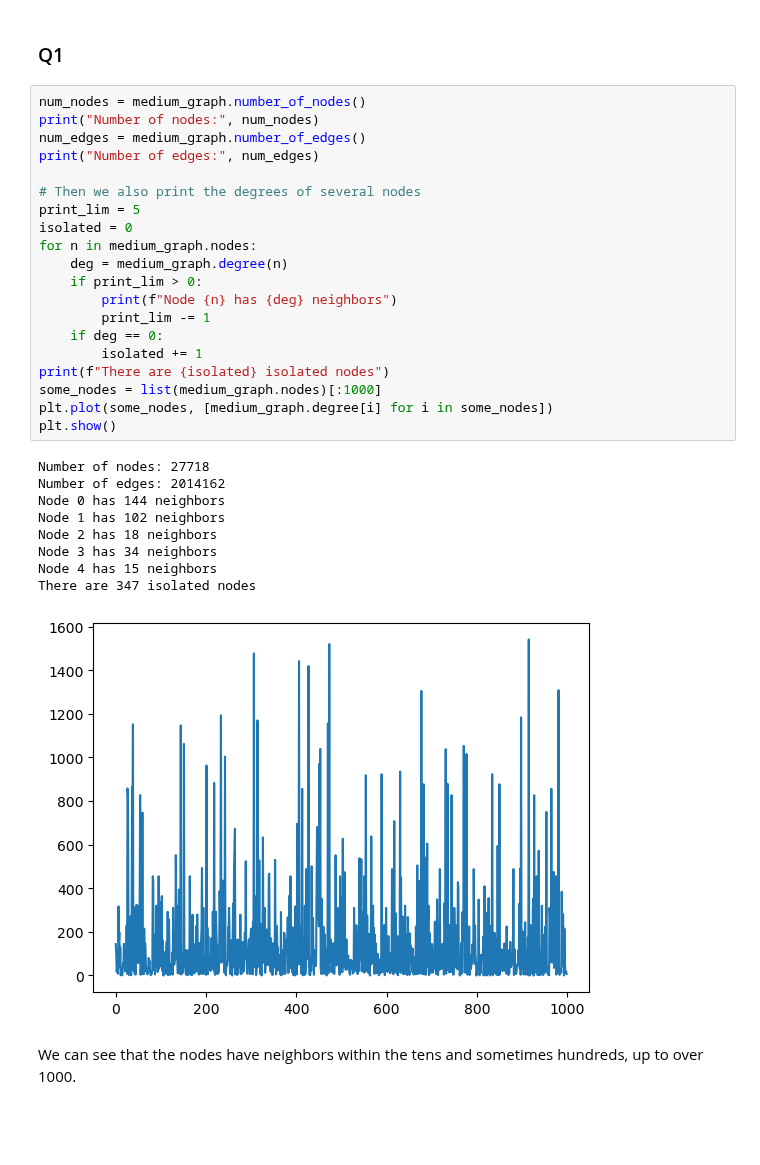
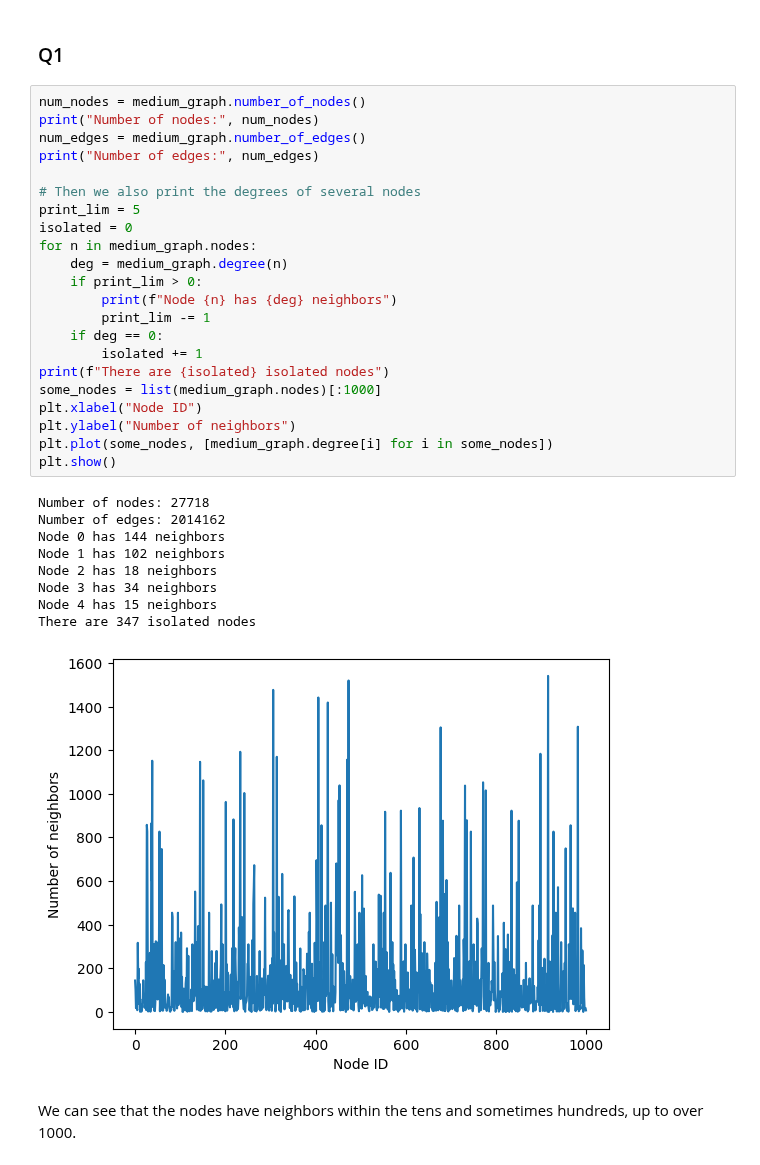
Before and after one commit to datchemguy/dm, a Jupyter notebook: dm2/pipeline.ipynb, the cells around one changed output. Cells and saved outputs as stored; diff of their text form; blank space fills up the shorter version.

```diff
--- a/dm2/pipeline.ipynb
+++ b/dm2/pipeline.ipynb
@@ -76,33 +75,35 @@ for node_ids in list_to_nodes.values():
 # %%
 num_nodes = medium_graph.number_of_nodes()
 print("Number of nodes:", num_nodes)
 num_edges = medium_graph.number_of_edges()
 print("Number of edges:", num_edges)
 
 # Then we also print the degrees of several nodes
 print_lim = 5
 isolated = 0
 for n in medium_graph.nodes:
     deg = medium_graph.degree(n)
     if print_lim > 0:
         print(f"Node {n} has {deg} neighbors")
         print_lim -= 1
     if deg == 0:
         isolated += 1
 print(f"There are {isolated} isolated nodes")
 some_nodes = list(medium_graph.nodes)[:1000]
+plt.xlabel("Node ID")
+plt.ylabel("Number of neighbors")
 plt.plot(some_nodes, [medium_graph.degree[i] for i in some_nodes])
 plt.show()
 # %% [output]
 Number of nodes: 27718
 Number of edges: 2014162
 Node 0 has 144 neighbors
 Node 1 has 102 neighbors
 Node 2 has 18 neighbors
 Node 3 has 34 neighbors
 Node 4 has 15 neighbors
 There are 347 isolated nodes
-[figure, old version]
+[figure, new version]
 # %% [markdown]
 We can see that the nodes have neighbors within the tens and sometimes hundreds, up to over 1000.
 # %% [markdown]
```
Also changed, not shown: parts of 11 cells of this notebook, 1 other file.
